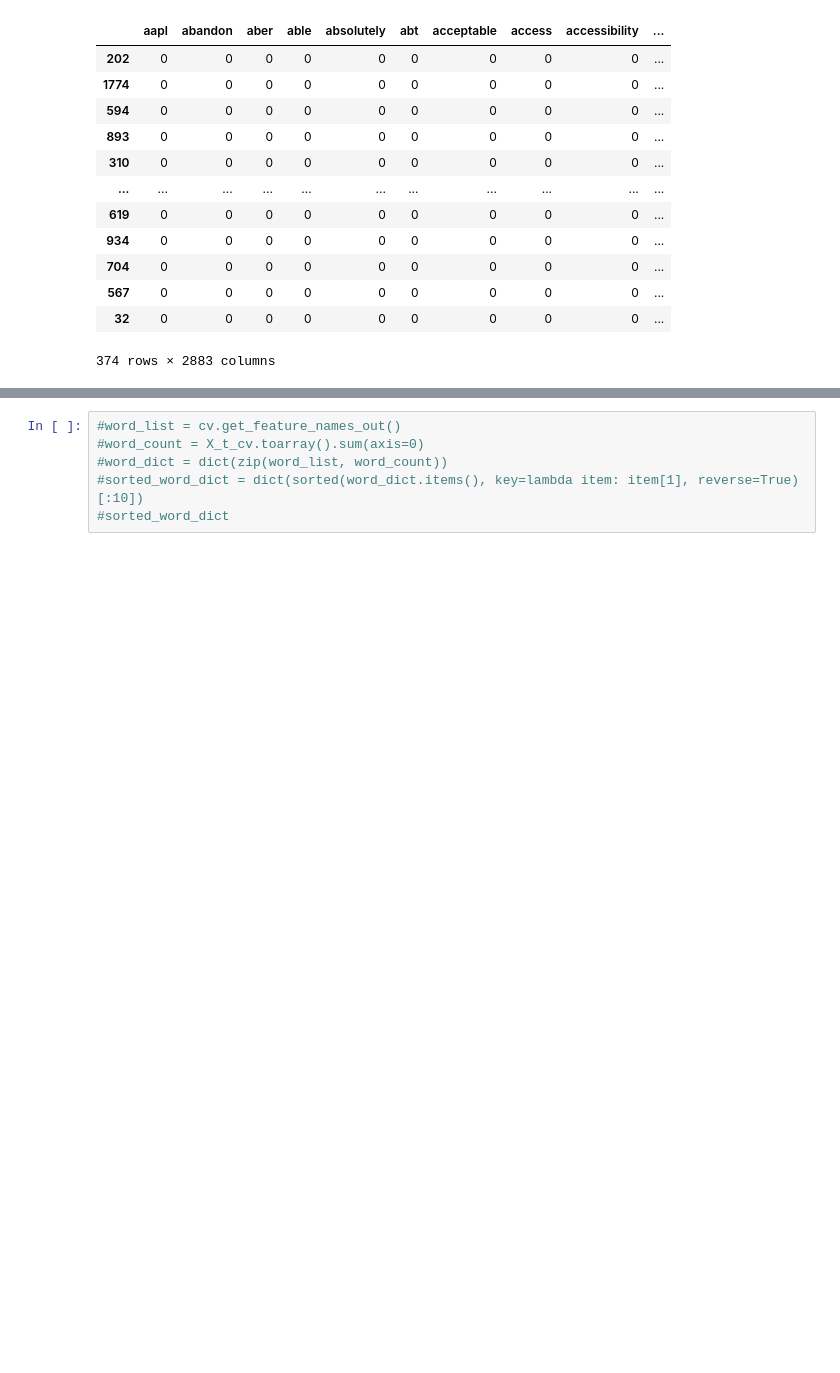
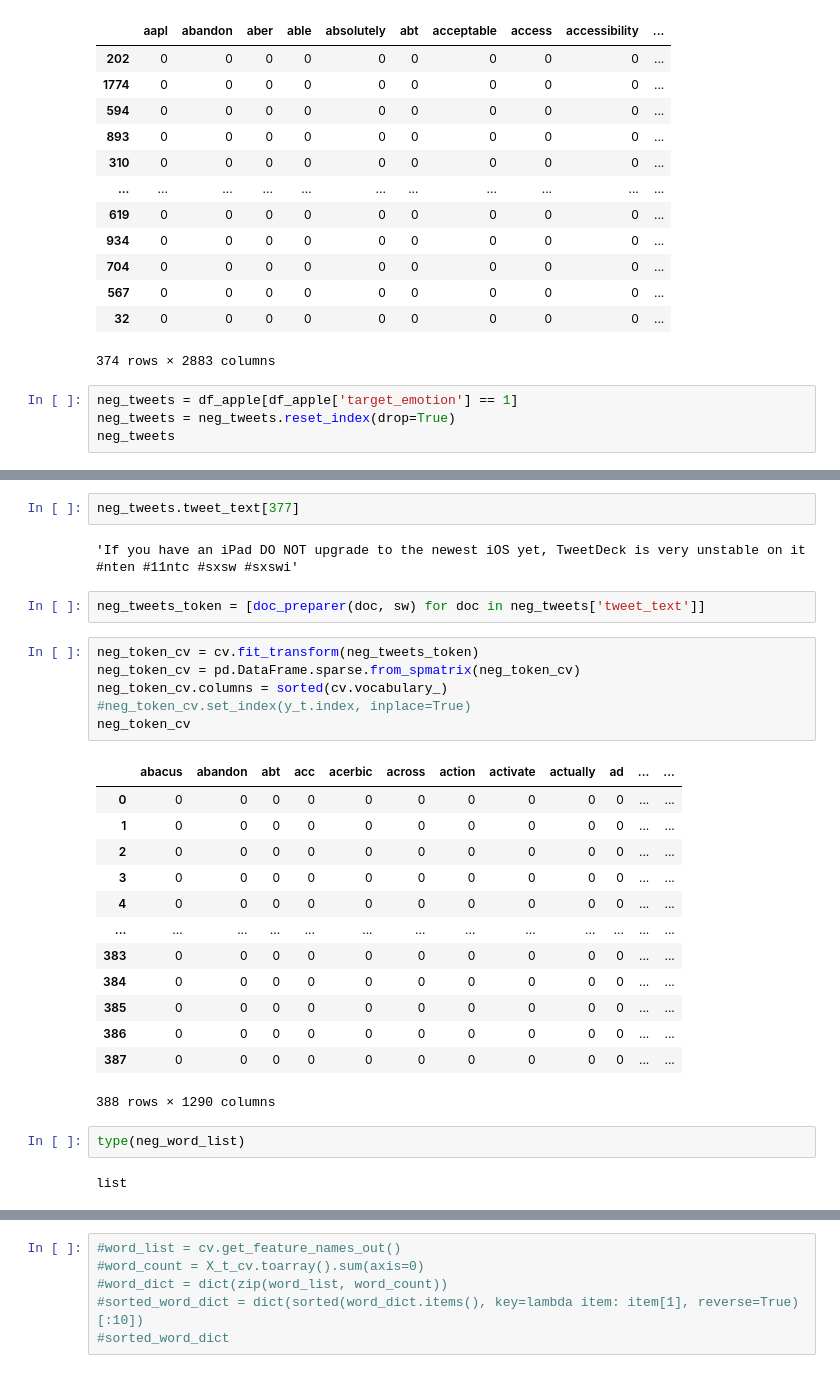
Before and after one commit to myt-hue/NLP-Customer-Sentiment-, a Jupyter notebook: notebook_Dan.ipynb, the cells around one changed output, grey strips where cells are left out. Saved outputs shown, nothing was run; the diff lists cells and outputs as text; blank space fills up the shorter version.

```diff
--- a/notebook_Dan.ipynb
+++ b/notebook_Dan.ipynb
@@ -382,3 +386,7 @@ X_val_cv
 | 567 | 0 | 0 | 0 | 0 | 0 | 0 | 0 | 0 | 0 | ... |
 | 32 | 0 | 0 | 0 | 0 | 0 | 0 | 0 | 0 | 0 | ... |
 374 rows × 2883 columns
+# %%
+neg_tweets = df_apple[df_apple['target_emotion'] == 1]
+neg_tweets = neg_tweets.reset_index(drop=True)
+neg_tweets
@@ -384,0 +407,30 @@ X_val_cv
+# %%
+neg_tweets.tweet_text[377]
+# %% [output]
+'If you have an iPad DO NOT upgrade to the newest iOS yet, TweetDeck is very unstable on it #nten #11ntc #sxsw #sxswi'
+# %%
+neg_tweets_token = [doc_preparer(doc, sw) for doc in neg_tweets['tweet_text']]
+# %%
+neg_token_cv = cv.fit_transform(neg_tweets_token)
+neg_token_cv = pd.DataFrame.sparse.from_spmatrix(neg_token_cv)
+neg_token_cv.columns = sorted(cv.vocabulary_)
+#neg_token_cv.set_index(y_t.index, inplace=True)
+neg_token_cv
+# %% [output]
+|  | abacus | abandon | abt | acc | acerbic | across | action | activate | actually | ad | ... | ... |
+| 0 | 0 | 0 | 0 | 0 | 0 | 0 | 0 | 0 | 0 | 0 | ... | ... |
+| 1 | 0 | 0 | 0 | 0 | 0 | 0 | 0 | 0 | 0 | 0 | ... | ... |
+| 2 | 0 | 0 | 0 | 0 | 0 | 0 | 0 | 0 | 0 | 0 | ... | ... |
+| 3 | 0 | 0 | 0 | 0 | 0 | 0 | 0 | 0 | 0 | 0 | ... | ... |
+| 4 | 0 | 0 | 0 | 0 | 0 | 0 | 0 | 0 | 0 | 0 | ... | ... |
+| ... | ... | ... | ... | ... | ... | ... | ... | ... | ... | ... | ... | ... |
+| 383 | 0 | 0 | 0 | 0 | 0 | 0 | 0 | 0 | 0 | 0 | ... | ... |
+| 384 | 0 | 0 | 0 | 0 | 0 | 0 | 0 | 0 | 0 | 0 | ... | ... |
+| 385 | 0 | 0 | 0 | 0 | 0 | 0 | 0 | 0 | 0 | 0 | ... | ... |
+| 386 | 0 | 0 | 0 | 0 | 0 | 0 | 0 | 0 | 0 | 0 | ... | ... |
+| 387 | 0 | 0 | 0 | 0 | 0 | 0 | 0 | 0 | 0 | 0 | ... | ... |
+388 rows × 1290 columns
+# %%
+type(neg_word_list)
+# %% [output]
+list
```
Also changed, not shown: parts of 8 cells of this notebook.
